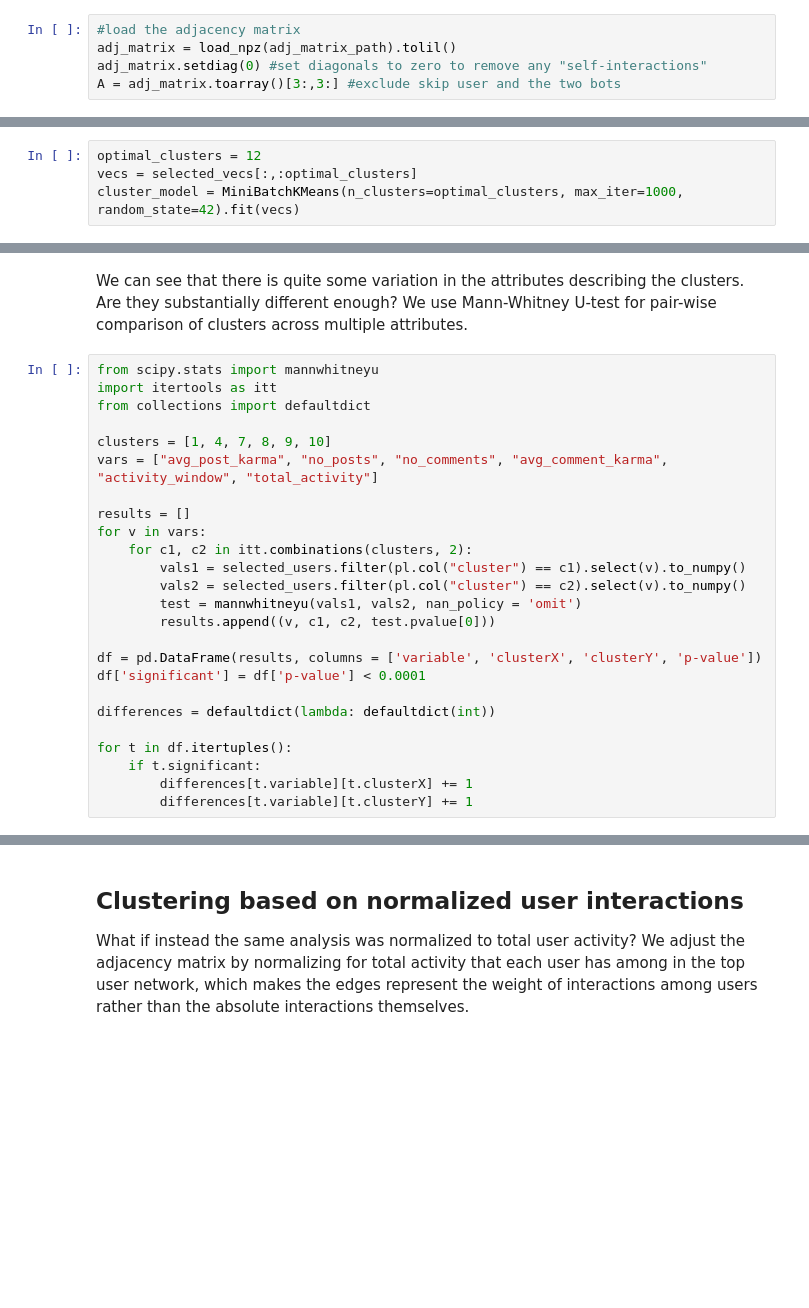
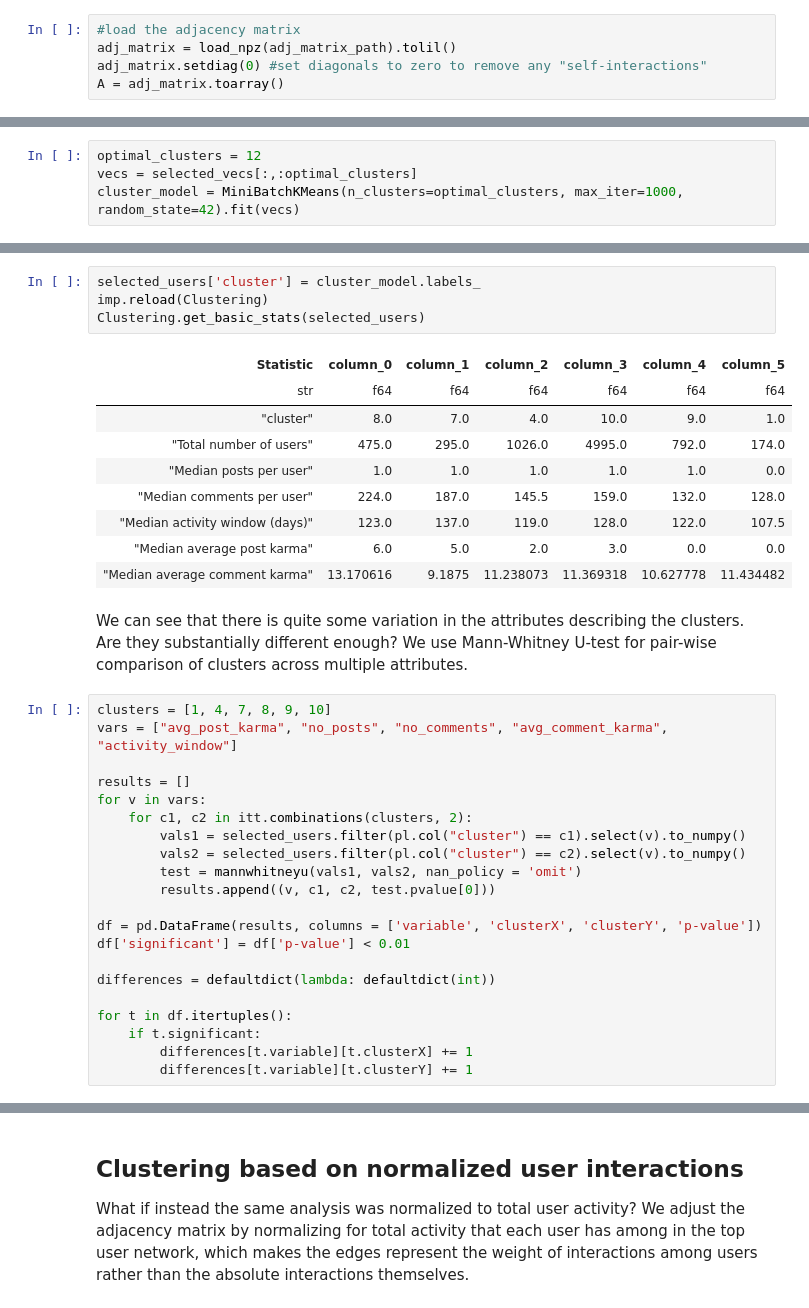
Before and after one commit to alu13/Antiwork_Analysis, a Jupyter notebook: src/user-networks/04. clusters - indirect.ipynb, the cells around one changed output, grey strips where cells are left out. Drawn from its saved outputs; the diff is of its cells as text; blank space fills up the shorter version.

```diff
--- a/src/user-networks/04. clusters - indirect.ipynb
+++ b/src/user-networks/04. clusters - indirect.ipynb
@@ -23,4 +26,4 @@ Here, we explore indirect user interactions (a indirect interaction is defined a
 #load the adjacency matrix
 adj_matrix = load_npz(adj_matrix_path).tolil()
 adj_matrix.setdiag(0) #set diagonals to zero to remove any "self-interactions"
-A = adj_matrix.toarray()[3:,3:] #exclude skip user and the two bots
+A = adj_matrix.toarray()
@@ -149,12 +53,22 @@ get_basic_stats(selected_users)
+# %%
+selected_users['cluster'] = cluster_model.labels_
+imp.reload(Clustering)
+Clustering.get_basic_stats(selected_users)
+# %% [output]
+| Statistic | column_0 | column_1 | column_2 | column_3 | column_4 | column_5 |
+| str | f64 | f64 | f64 | f64 | f64 | f64 |
+| "cluster" | 8.0 | 7.0 | 4.0 | 10.0 | 9.0 | 1.0 |
+| "Total number of users" | 475.0 | 295.0 | 1026.0 | 4995.0 | 792.0 | 174.0 |
+| "Median posts per user" | 1.0 | 1.0 | 1.0 | 1.0 | 1.0 | 0.0 |
+| "Median comments per user" | 224.0 | 187.0 | 145.5 | 159.0 | 132.0 | 128.0 |
+| "Median activity window (days)" | 123.0 | 137.0 | 119.0 | 128.0 | 122.0 | 107.5 |
+| "Median average post karma" | 6.0 | 5.0 | 2.0 | 3.0 | 0.0 | 0.0 |
+| "Median average comment karma" | 13.170616 | 9.1875 | 11.238073 | 11.369318 | 10.627778 | 11.434482 |
 # %% [markdown]
 We can see that there is quite some variation in the attributes describing the clusters. Are they substantially different enough? We use Mann-Whitney U-test for pair-wise comparison of clusters across multiple attributes.
 # %%
-from scipy.stats import mannwhitneyu
-import itertools as itt
-from collections import defaultdict
-
 clusters = [1, 4, 7, 8, 9, 10]
-vars = ["avg_post_karma", "no_posts", "no_comments", "avg_comment_karma", "activity_window", "total_activity"]
+vars = ["avg_post_karma", "no_posts", "no_comments", "avg_comment_karma", "activity_window"]
 
 results = []
 for v in vars:
@@ -165,7 +79,7 @@ for v in vars:
         results.append((v, c1, c2, test.pvalue[0]))
 
 df = pd.DataFrame(results, columns = ['variable', 'clusterX', 'clusterY', 'p-value'])
-df['significant'] = df['p-value'] < 0.0001
+df['significant'] = df['p-value'] < 0.01
 
 differences = defaultdict(lambda: defaultdict(int))
 
```
Also changed, not shown: parts of 24 cells of this notebook, 1 other file.
